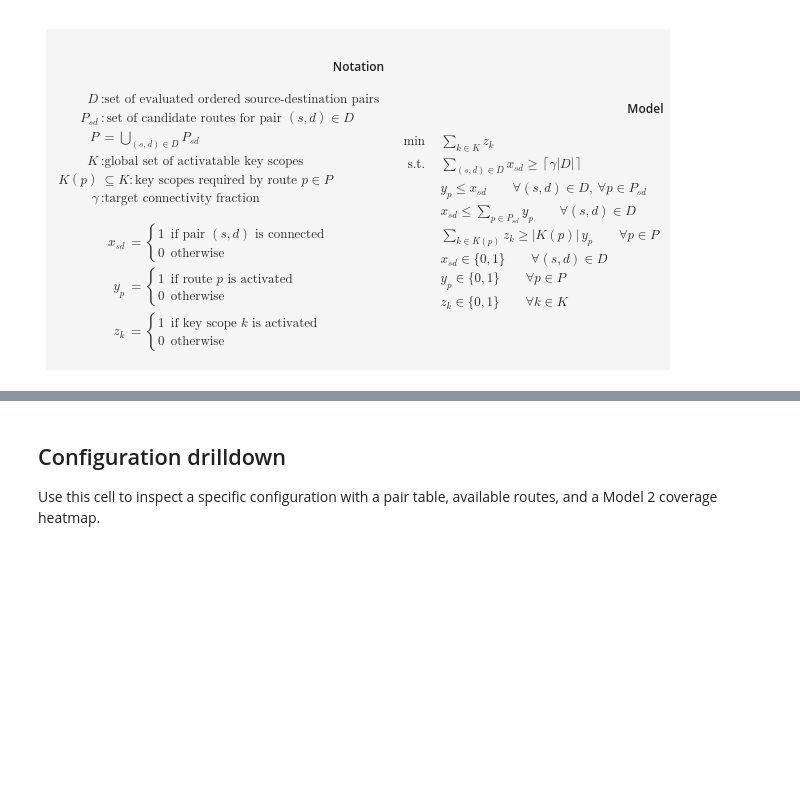
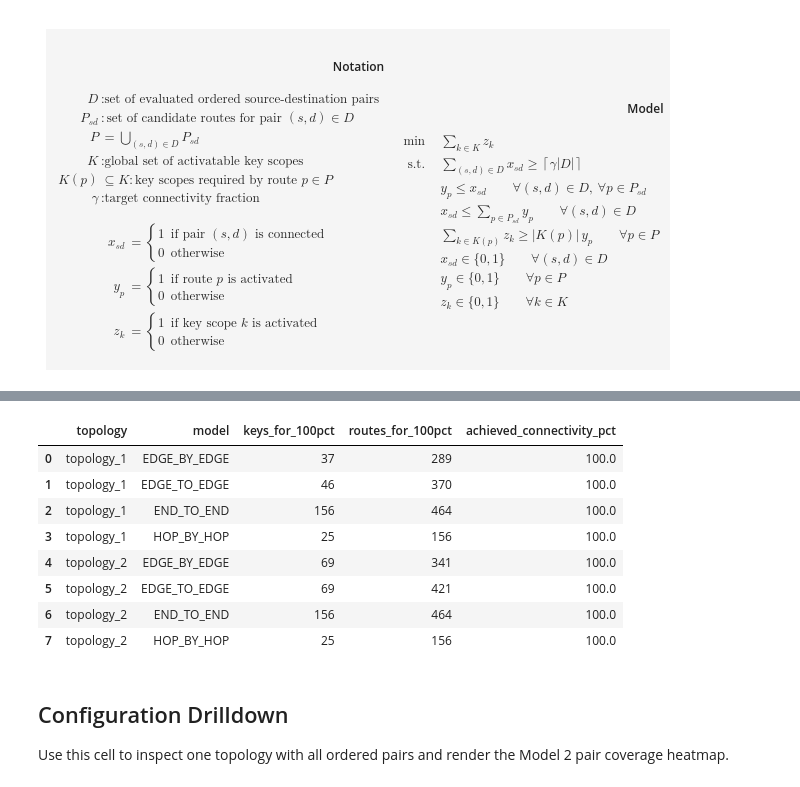
Before and after one commit to ramirofd/dtn-bpsec-pipeline, a Jupyter notebook: scenarios/wisee_nse2_lunar_communication/lunar_comm.ipynb, the cells around one changed output, grey strips where cells are left out. Cells and saved outputs as stored; diff of their text form; code cells hidden in the pictures; blank space fills up the shorter version.

```diff
--- a/scenarios/wisee_nse2_lunar_communication/lunar_comm.ipynb
+++ b/scenarios/wisee_nse2_lunar_communication/lunar_comm.ipynb
@@ -845,7 +327,34 @@ plt.show()
+# %%
+summary_m2 = (
+    df_m2[df_m2["target_connectivity_pct"] == 100.0]
+    .sort_values(["topology", "model", "selected_keys", "selected_routes"])
+    .drop_duplicates(["topology", "model"])
+    [["topology", "model", "selected_keys", "selected_routes", "achieved_connectivity_pct"]]
+    .rename(
+        columns={
+            "selected_keys": "keys_for_100pct",
+            "selected_routes": "routes_for_100pct",
+            "achieved_connectivity_pct": "achieved_connectivity_pct",
+        }
+    )
+    .reset_index(drop=True)
+)
+
+display(summary_m2)
+# %% [output]
+|  | topology | model | keys_for_100pct | routes_for_100pct | achieved_connectivity_pct |
+| 0 | topology_1 | EDGE_BY_EDGE | 37 | 289 | 100.0 |
+| 1 | topology_1 | EDGE_TO_EDGE | 46 | 370 | 100.0 |
+| 2 | topology_1 | END_TO_END | 156 | 464 | 100.0 |
+| 3 | topology_1 | HOP_BY_HOP | 25 | 156 | 100.0 |
+| 4 | topology_2 | EDGE_BY_EDGE | 69 | 341 | 100.0 |
+| 5 | topology_2 | EDGE_TO_EDGE | 69 | 421 | 100.0 |
+| 6 | topology_2 | END_TO_END | 156 | 464 | 100.0 |
+| 7 | topology_2 | HOP_BY_HOP | 25 | 156 | 100.0 |
 # %% [markdown]
-## Configuration drilldown
+## Configuration Drilldown
 
-Use this cell to inspect a specific configuration with a pair table, available routes, and a Model 2 coverage heatmap.
+Use this cell to inspect one topology with all ordered pairs and render the Model 2 pair coverage heatmap.
 # %%
 from models.model2_min_keys import plot_connectivity_pair_coverage_heatmap
 
```
Also changed, not shown: parts of 30 cells of this notebook, 15 other files.
